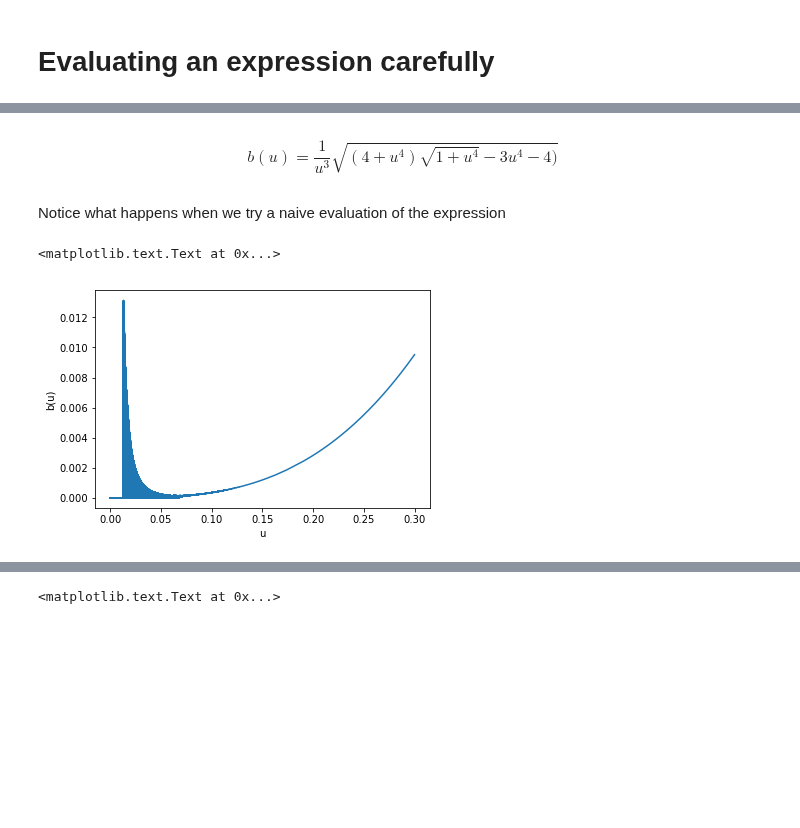
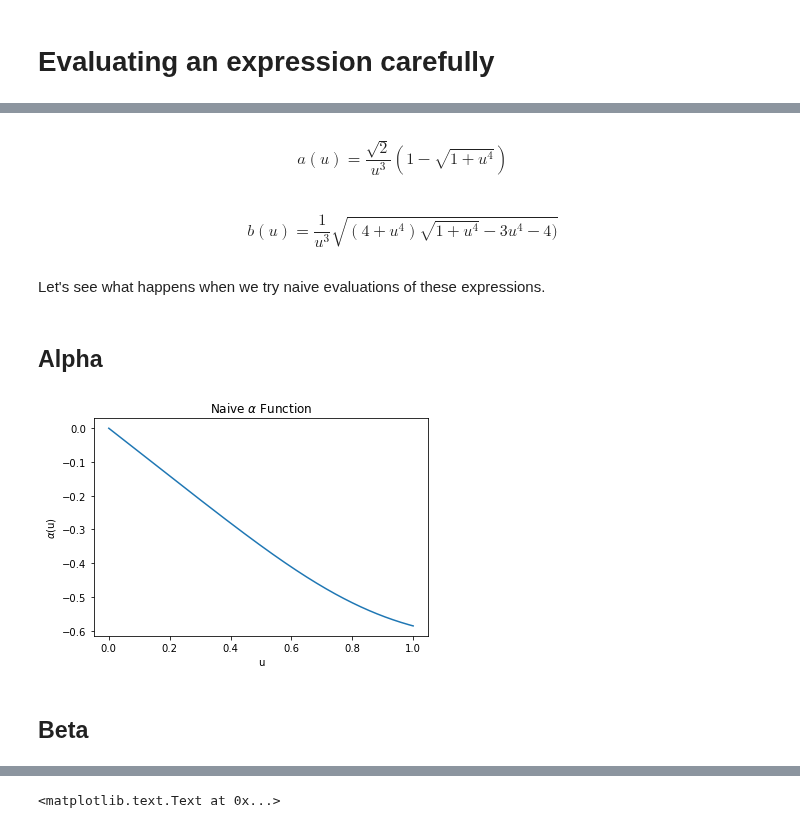
Before and after one commit to evankielley/IceDEF, a Jupyter notebook: doc/roundoff_error.ipynb, the cells around one changed output, grey strips where cells are left out. Drawn from its saved outputs; the diff is of its cells as text; code cells hidden in the pictures; blank space fills up the shorter version.

```diff
--- a/doc/roundoff_error.ipynb
+++ b/doc/roundoff_error.ipynb
@@ -7,6 +7,12 @@ eps = np.finfo(float)
 eps
 # %% [output]
 finfo(resolution=1e-15, min=-1.7976931348623157e+308, max=1.7976931348623157e+308, dtype=float64)
+# %%
+beta = r'$\beta$'
+alpha = r'$\alpha$'
+# %%
+u_start = 0.0; u_inc = 0.0001; u_end = 1.0 + u_inc
+u = np.arange(u_start, u_end, u_inc)
 # %% [markdown]
 # Evaluating an expression carefully
 # %% [markdown]
@@ -14,15 +20,21 @@ Consider the following _complicated_ expression:
+# %% [markdown]
+$$a(u) =  \frac{\sqrt{2}}{u^3}(1-\sqrt{1+u^4})$$
 # %% [markdown]
 $$ b(u) = \frac{1}{u^3} \sqrt{ (4 + u^4) \sqrt{1+ u^4} - 3 u^4 - 4)} $$
 # %% [markdown]
-Notice what happens when we try a naive evaluation of the expression
+Let's see what happens when we try naive evaluations of these expressions.
+# %% [markdown]
+## Alpha
 # %%
-u = np.arange(0, 0.3, 0.000001)
-b_naive = lambda u: 1/u**3 * np.sqrt( (4 + u**4) * np.sqrt( 1+ u**4) - 3*u**4 - 4)
-a_naive = lambda u: np.multiply(np.divide(np.sqrt(2),np.power(u, 3)),(1-np.sqrt(1+np.power(u,4))))
+a_naive = lambda u: np.multiply(np.divide(np.sqrt(2),np.power(u,3)),(1-np.sqrt(1+np.power(u,4))))
 # %%
-plt.plot(u, b_naive(u))
+plt.plot(u, a_naive(u))
 plt.xlabel('u')
-plt.ylabel('b(u)')
+plt.ylabel('{}(u)'.format(alpha))
+plt.title('Naive {} Function'.format(alpha))
+plt.savefig('./mods_report/naive_alpha_plot')
+plt.show()
 # %% [output]
-<matplotlib.text.Text at 0x...>
-[figure, old version]
+[figure, new version]
+# %% [markdown]
+## Beta
```
Also changed, not shown: parts of 54 cells of this notebook.
